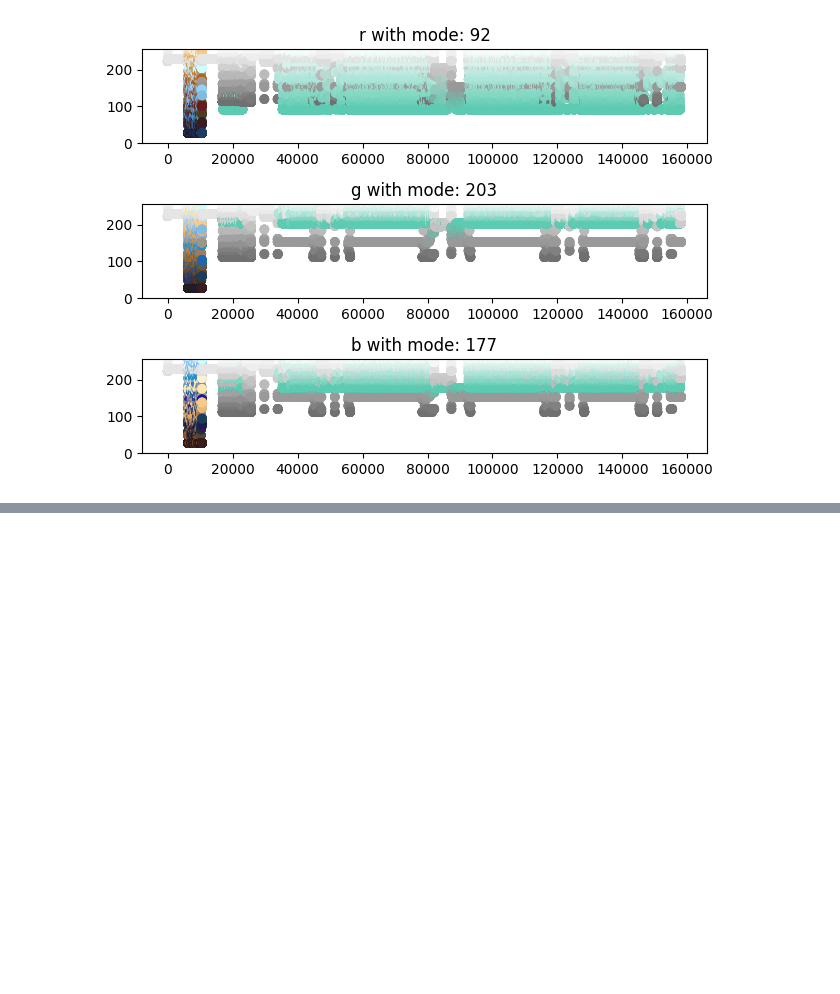
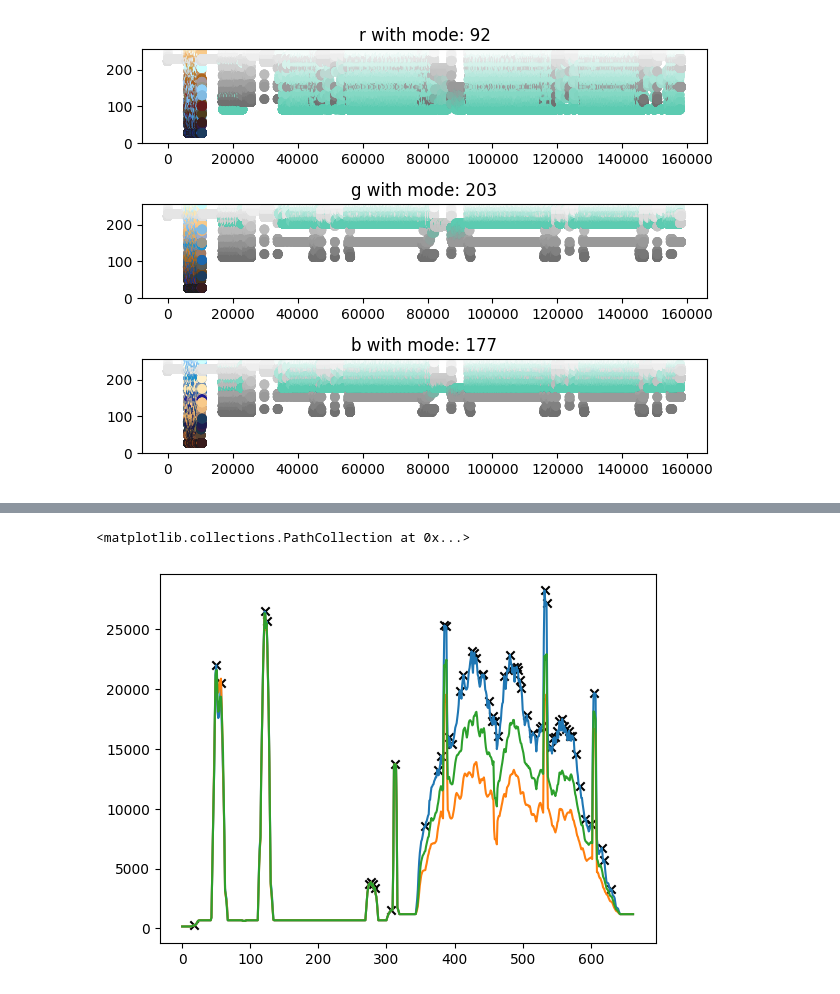
Before and after one commit to jordanesmith/Carbon-Intensity-Project-, a Jupyter notebook: experiments.ipynb, the cells around one changed output, grey strips where cells are left out. Cells and saved outputs as stored; diff of their text form; code cells hidden in the pictures; blank space fills up the shorter version.

```diff
--- a/experiments.ipynb
+++ b/experiments.ipynb
@@ -94,0 +88,15 @@ fig.tight_layout(), target_col_dict
+# %%
+img_height = result.shape[0]
+img_width = result.shape[1]
+
+# calculate sum of response in horizontal direction
+sum_arr_along_x = np.sum(result, axis=1)
+plt.plot(sum_arr_along_x)
+
+# detect peaks
+peaks_x = scipy.signal.find_peaks(sum_arr_along_x[:,0])[0]
+peaks_y = sum_arr_along_x[:,0][peaks_x]
+plt.scatter(peaks_x, peaks_y, marker='x', c='black')
+# %% [output]
+<matplotlib.collections.PathCollection at 0x...>
+[figure, added]
```
Also changed, not shown: parts of 16 cells of this notebook.
